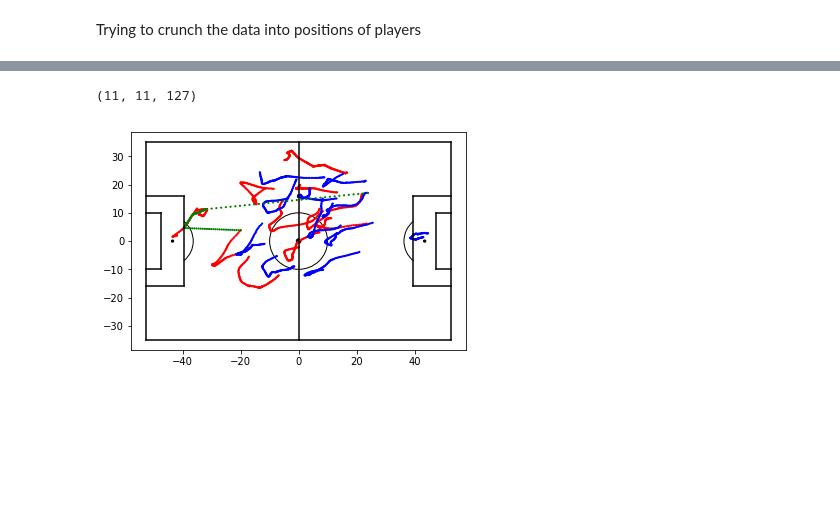
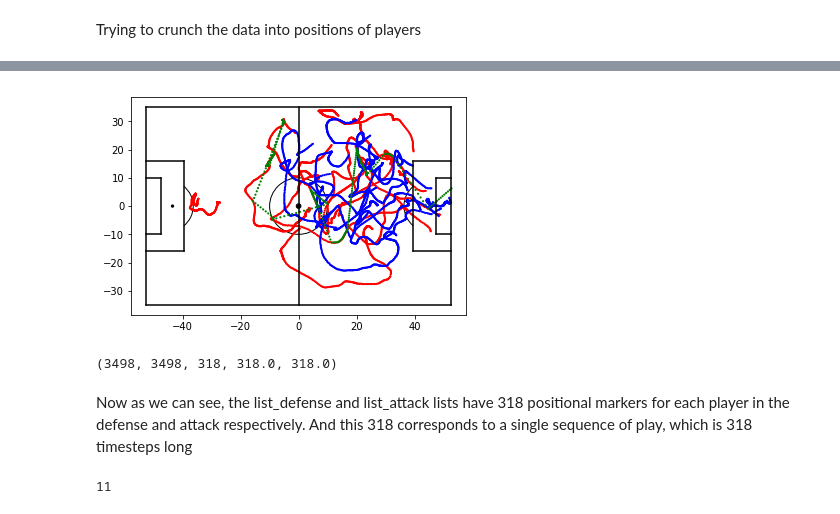
Before and after one commit to raghav96/datascience, a Jupyter notebook: Football Analysis.ipynb, the cells around one changed output, grey strips where cells are left out. Cells and saved outputs as stored; diff of their text form; code cells hidden in the pictures; blank space fills up the shorter version.

```diff
--- a/Football Analysis.ipynb
+++ b/Football Analysis.ipynb
@@ -123,11 +123,11 @@ Here we can create the dataframe with all the sequences available to us in order
 # %%
 positions = []
-new_cols = columns #+ ['Seq']
+new_cols = columns + ['seq']
 for seq in data:
     for d_seq in data[seq]:
         seq_list = d_seq.tolist()
-        #seq_list.append(seq)
+        seq_list.append(seq)
         positions.append(seq_list)
 df_data = pd.DataFrame(positions, columns = new_cols)
-df_data
+set(df_data['seq'])
 # %% [output]
@@ -151,0 +153,8 @@ df_data
+# %%
+df_data.seq = df_data.seq.apply(lambda x: int(x.strip('sequence_')))
+sequences = list(set(df_data.seq))
+grp = df_data.groupby('seq')
+sequenced_data = []
+for sequence in sequences:
+    sequenced_data.append(grp.get_group(sequence))
+sequenced_data[0].head(5)
@@ -152,7 +169,8 @@ df_data
 # %% [markdown]
 Trying to crunch the data into positions of players
 # %%
-def parse_data(df):
+def parse_data(data, seq):
+    df = data[seq]
     defense = []
     attack = []
     ball = []
@@ -179,6 +197,10 @@ def parse_data(df):
     attack.append(df[['Att9_X','Att9_Y']].values.tolist())
     attack.append(df[['Att10_X','Att10_Y']].values.tolist())
     ball = df[['Ball_X','Ball_Y']].values.tolist()
-    return defense, attack, ball
+    def_list = []
+    att_list = []
+    for i in range (0,11):
+        def_list = def_list + defense[i]
+        att_list = att_list + attack[i]
 
-list_defense, list_attack, list_ball = parse_data(df)
+    return def_list, att_list, ball
@@ -185,14 +218,40 @@ list_defense, list_attack, list_ball = parse_data(df)
+# %%
+list_defense, list_attack, list_ball = parse_data(sequenced_data,1)
+createPitch(list_ball, list_defense, list_attack)
+# %% [output]
+[figure, added]
 # %%
-len(list_defense), len(list_attack), len(list_ball)
+len(list_defense), len(list_attack), len(list_ball), len(list_defense)/11, len(list_attack)/11
 # %% [output]
-(11, 11, 127)
+(3498, 3498, 318, 318.0, 318.0)
-# %%
-def_list = []
-att_list = []
-for i in range (0,11):
-    def_list = def_list + list_defense[i]
-    att_list = att_list + list_attack[i]
-
-createPitch(list_ball, def_list, att_list)
-# %% [output]
-[figure, removed]
+# %% [markdown]
+Now as we can see, the list_defense and list_attack lists have 318 positional markers for each player in the defense and attack respectively. And this 318 corresponds to a single sequence of play, which is 318 timesteps long
+# %%
+import math
+
+def get_distances(defense, attack, ball):
+    def_players = np.array_split(defense, 11)
+    att_players = np.array_split(attack, 11)
+    #print(len(def_players))
+    #print(len(att_players))
+    player_dist = []
+    # i is corresponding to each player on each team 0 is GK
+    for i in range(0,11):
+        d = def_players[i]
+        a = att_players[i]
+        b = ball
+        distances = []
+        # j is corresponding to the sequence number
+        for j in range(len(b)):
+            #def_att_dist = math.sqrt(math.pow((d[j][0] - a[j][0]),2) + math.pow((d[j][1] - a[j][1]),2))
+            def_ball_dist = math.sqrt(math.pow((d[j][0] - b[j][0]),2) + math.pow((d[j][1] - b[j][1]),2))
+            att_ball_dist = math.sqrt(math.pow((a[j][0] - b[j][0]),2) + math.pow((a[j][1] - b[j][1]),2))
+            distances.append((i, j, def_ball_dist, att_ball_dist))
+        player_dist.append(distances)
+
+    return player_dist
+
+player_game_plot = get_distances(list_defense, list_attack, list_ball)
+len(player_game_plot)
+# %% [output]
+11
```
Also changed, not shown: parts of 22 cells of this notebook.
